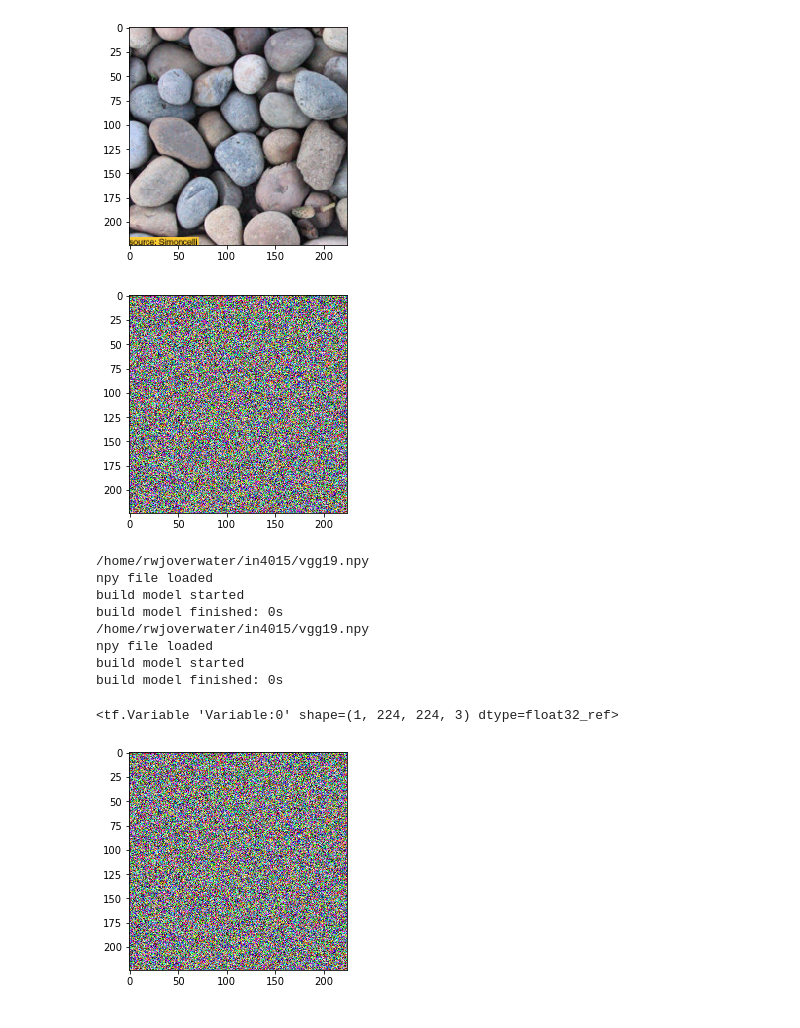
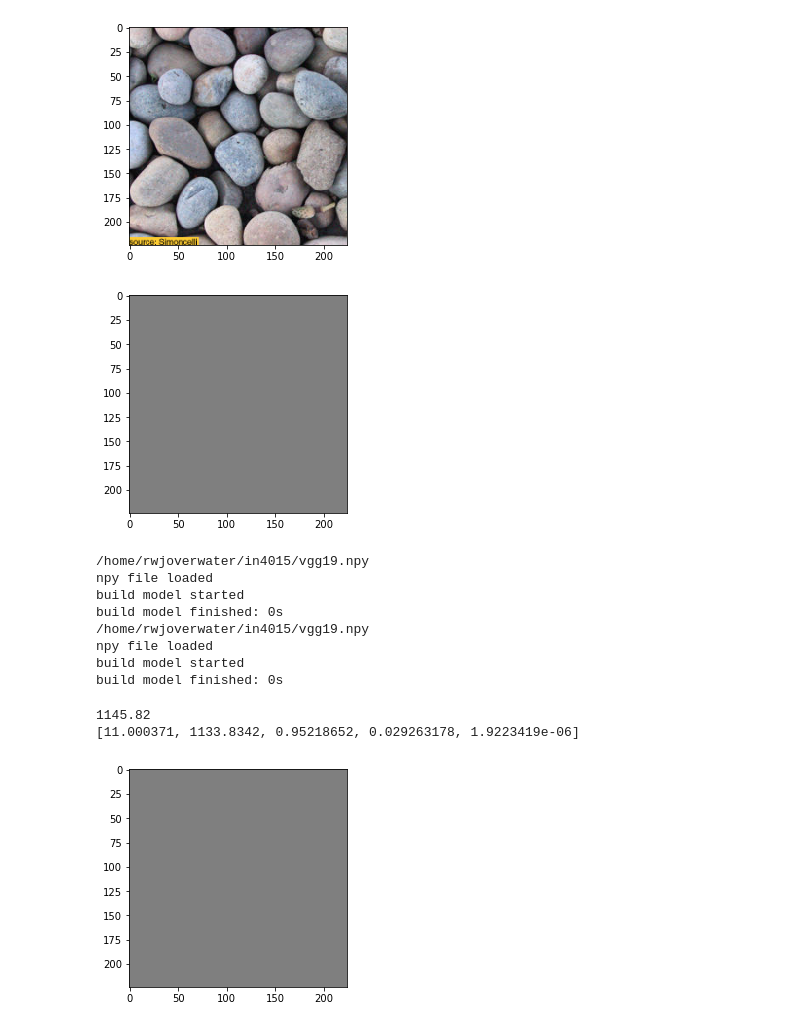
Before and after one commit to lvandam/doodle_texture_synthesis, a Jupyter notebook: ramon.ipynb, the cells around one changed output. Cells and saved outputs as stored; diff of their text form; code cells hidden in the pictures.

```diff
--- a/ramon.ipynb
+++ b/ramon.ipynb
@@ -6,9 +6,9 @@ import matplotlib.pyplot as plt
 import utils
 # %%
 #img = tf.placeholder(tf.float32, [None, 224, 224, 3])
-i_max = 2
+i_max = 100
 
-device = '/cpu:0'
+device = '/gpu:0'
 show = True
 # %%
 def gram_matrix(F, N, M):
@@ -22,7 +22,7 @@ def main_loss_function(x):
     return
 # %%
 def create_noise_image(width, height):
-    image = np.random.uniform(-32,32, (1, height, width, 3)).astype('float32')
+    image = np.random.uniform(0.5,0.5, (1, height, width, 3)).astype('float32')
 
     if(show == True):
         plt.imshow(image.reshape(height,width,3))
@@ -63,11 +64,11 @@ def get_gram_loss(target_layers, input_layers):
         #get gram
         target_gram = gram_matrix(tl, dimensions[3], dimensions[2]*dimensions[1])
         input_gram = gram_matrix(il, dimensions[3], dimensions[2]*dimensions[1])
-        gram_losses.append(tf.nn.l2_loss(target_gram))
-        gram_losses.append(tf.nn.l2_loss(input_gram))
+        #gram_losses.append(tf.nn.l2_loss(target_gram))
+        #gram_losses.append(tf.nn.l2_loss(input_gram))
 
         #get losses
-        gram_losses.append(2 * tf.nn.l2_loss(target_gram - input_gram) / size)
+        gram_losses.append(tf.reduce_sum(tf.square(target_gram - input_gram)) / size**4 * 30)
 
     #get gram_loss
     gram_loss = tf.reduce_sum(gram_losses)
@@ -114,7 +115,7 @@ with tf.device(device):
     loss = tf.reduce_sum(get_loss(target_layers, style_layers))
 # %% [output]
 [figure]
-[figure, old version]
+[figure, new version]
 /home/rwjoverwater/in4015/vgg19.npy
 npy file loaded
 build model started
@@ -126,14 +127,24 @@ build model finished: 0s
 # %%
 
     #handlers
-    optimizer = tf.train.GradientDescentOptimizer(0.5)
+    optimizer = tf.train.GradientDescentOptimizer(100000.0)
     minimize = optimizer.minimize(loss)
 
     #init
     sess.run(tf.global_variables_initializer())
+
+
+    print(sess.run(loss, feed_dict = feed))
+    print(sess.run(get_loss(target_layers, style_layers), feed_dict = feed))
+
+    #show image
+    if(show == True):
+        plt.imshow(sess.run(tf.reshape(target,(224,224,3)), feed_dict = feed))
+        plt.show()
 # %% [output]
-<tf.Variable 'Variable:0' shape=(1, 224, 224, 3) dtype=float32_ref>
+1145.82
+[11.000371, 1133.8342, 0.95218652, 0.029263178, 1.9223419e-06]
-[figure, old version]
+[figure, new version]
 # %%
     for i in range(i_max):
 
```
Also changed, not shown: parts of 2 cells of this notebook, 1 other file.
